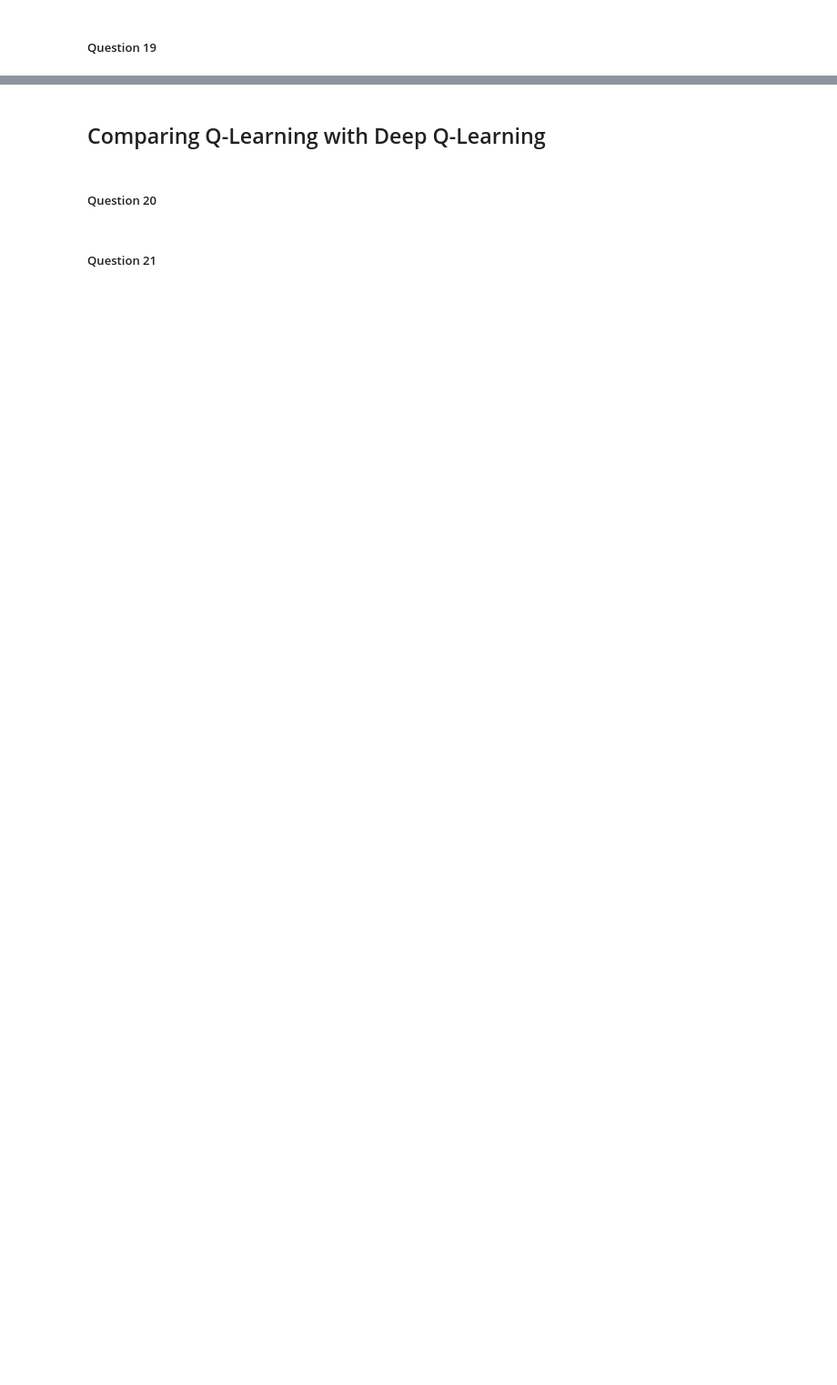
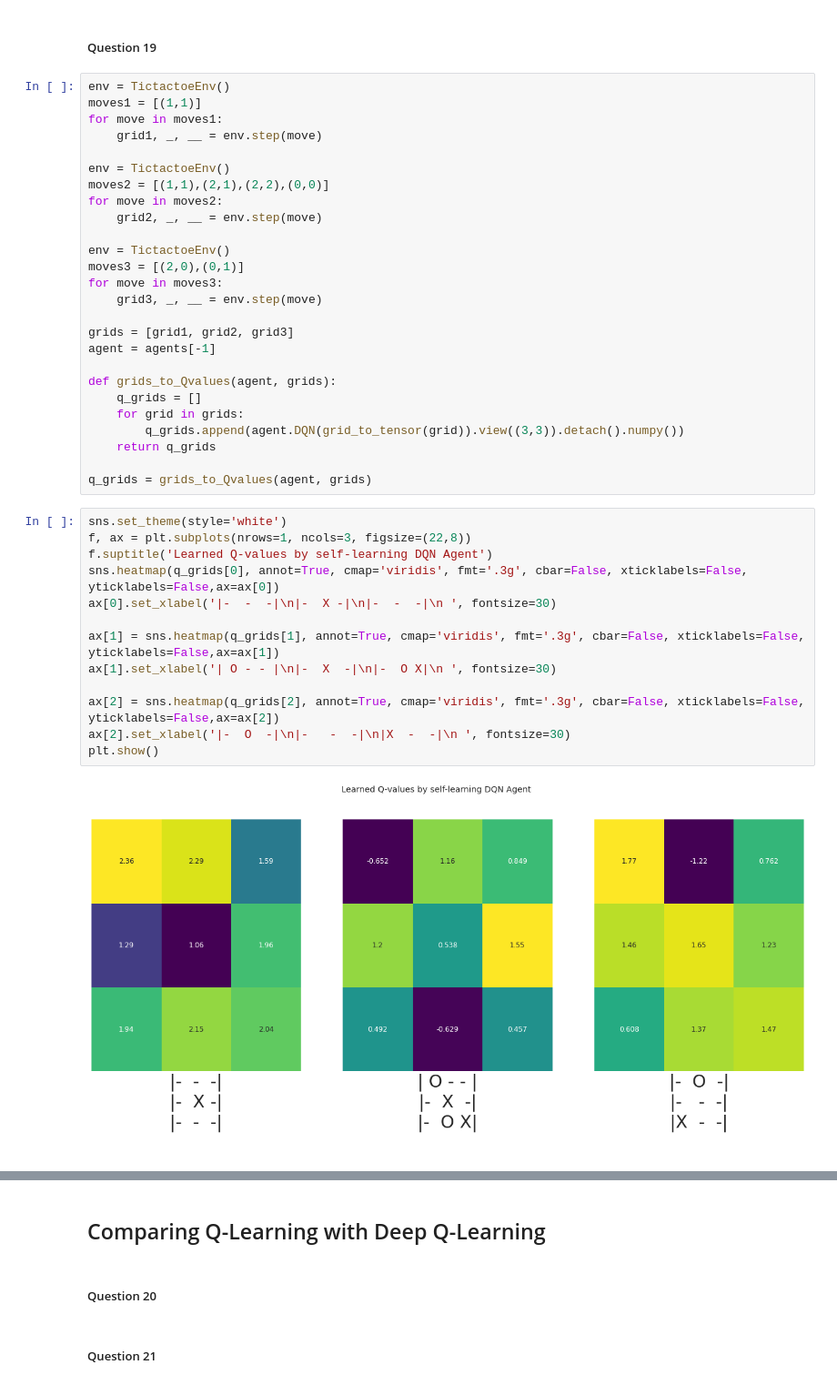
Before and after one commit to hbenedek/tic-tac-toe, a Jupyter notebook: main.ipynb, the cells around one changed output, grey strips where cells are left out. Shown at 91% size. Saved outputs shown, nothing was run; the diff lists cells and outputs as text; blank space fills up the shorter version.

```diff
--- a/main.ipynb
+++ b/main.ipynb
@@ -198,2 +226,43 @@ for agent in agents:
 # %% [markdown]
 ##### Question 19 <a class="anchor" id="chapterq19"></a>
+# %%
+env = TictactoeEnv()
+moves1 = [(1,1)]
+for move in moves1:
+    grid1, _, __ = env.step(move)
+
+env = TictactoeEnv()
+moves2 = [(1,1),(2,1),(2,2),(0,0)]
+for move in moves2:
+    grid2, _, __ = env.step(move)
+
+env = TictactoeEnv()
+moves3 = [(2,0),(0,1)]
+for move in moves3:
+    grid3, _, __ = env.step(move)
+
+grids = [grid1, grid2, grid3]
+agent = agents[-1]
+
+def grids_to_Qvalues(agent, grids):
+    q_grids = []
+    for grid in grids:
+        q_grids.append(agent.DQN(grid_to_tensor(grid)).view((3,3)).detach().numpy())
+    return q_grids
+
+q_grids = grids_to_Qvalues(agent, grids)
+# %%
+sns.set_theme(style='white')
+f, ax = plt.subplots(nrows=1, ncols=3, figsize=(22,8))
+f.suptitle('Learned Q-values by self-learning DQN Agent')
+sns.heatmap(q_grids[0], annot=True, cmap='viridis', fmt='.3g', cbar=False, xticklabels=False, yticklabels=False,ax=ax[0])
+ax[0].set_xlabel('|-  -  -|\n|-  X -|\n|-  -  -|\n ', fontsize=30)
+
+ax[1] = sns.heatmap(q_grids[1], annot=True, cmap='viridis', fmt='.3g', cbar=False, xticklabels=False, yticklabels=False,ax=ax[1])
+ax[1].set_xlabel('| O - - |\n|-  X  -|\n|-  O X|\n ', fontsize=30)
+
+ax[2] = sns.heatmap(q_grids[2], annot=True, cmap='viridis', fmt='.3g', cbar=False, xticklabels=False, yticklabels=False,ax=ax[2])
+ax[2].set_xlabel('|-  O  -|\n|-   -  -|\n|X  -  -|\n ', fontsize=30)
+plt.show()
+# %% [output]
+[figure, added]
```
Also changed, not shown: parts of 7 cells of this notebook.
